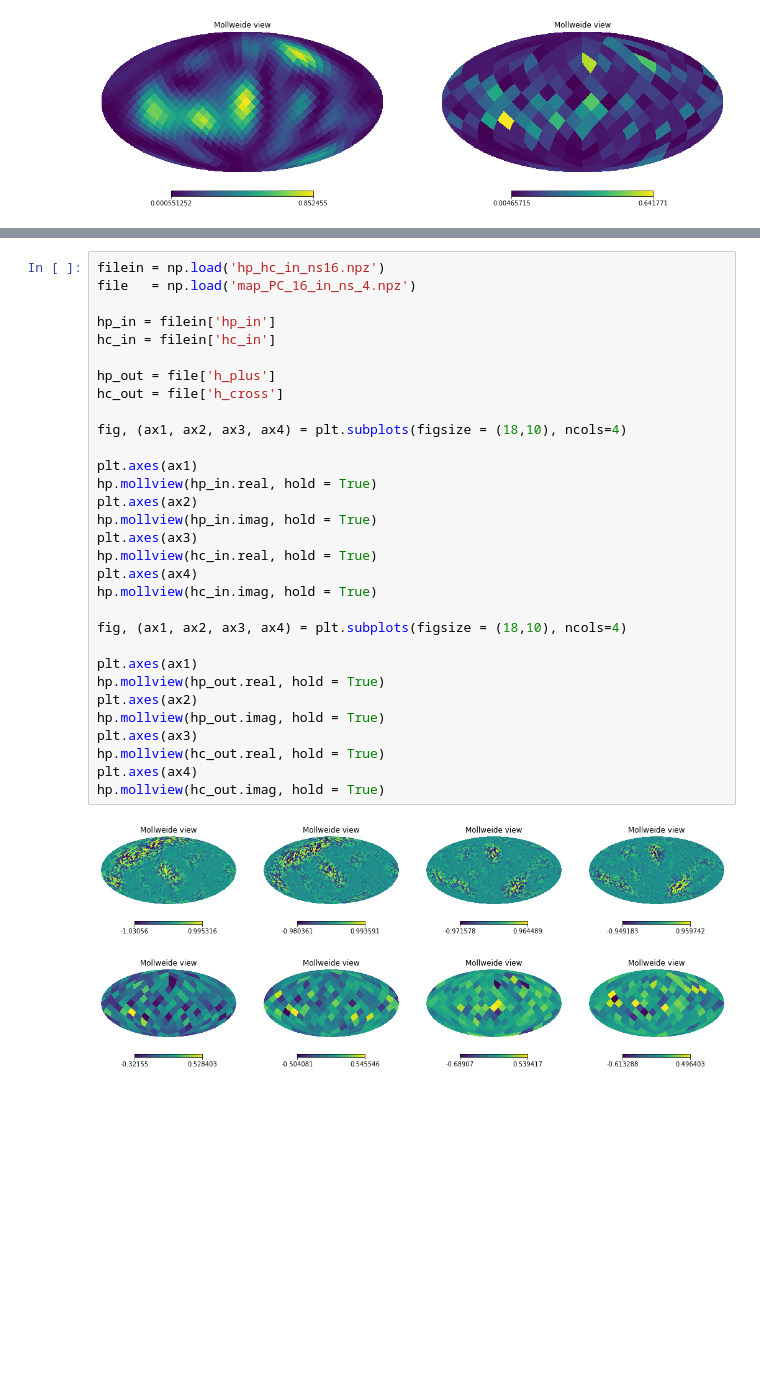
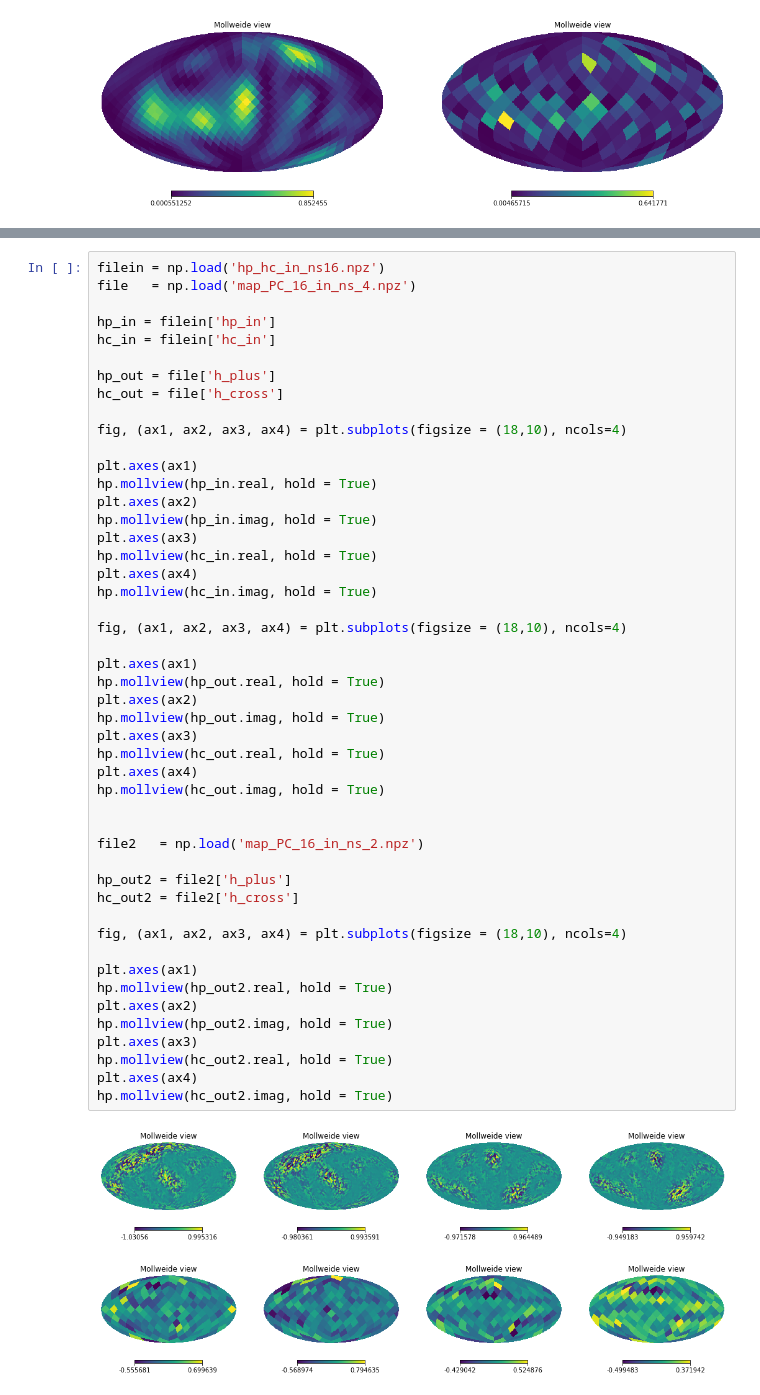
Before and after one commit to a-renzini/phase_coherent_maps, a Jupyter notebook: unpack.ipynb, the cells around one changed output, grey strips where cells are left out. Saved outputs shown, nothing was run; the diff lists cells and outputs as text; blank space fills up the shorter version.

```diff
--- a/unpack.ipynb
+++ b/unpack.ipynb
@@ -217,31 +219,48 @@ file   = np.load('map_PC_16_in_ns_4.npz')
 
 hp_in = filein['hp_in']
 hc_in = filein['hc_in']
 
 hp_out = file['h_plus']
 hc_out = file['h_cross']
 
 fig, (ax1, ax2, ax3, ax4) = plt.subplots(figsize = (18,10), ncols=4)
 
 plt.axes(ax1)
 hp.mollview(hp_in.real, hold = True)
 plt.axes(ax2)
 hp.mollview(hp_in.imag, hold = True)
 plt.axes(ax3)
 hp.mollview(hc_in.real, hold = True)
 plt.axes(ax4)
 hp.mollview(hc_in.imag, hold = True)
 
 fig, (ax1, ax2, ax3, ax4) = plt.subplots(figsize = (18,10), ncols=4)
 
 plt.axes(ax1)
 hp.mollview(hp_out.real, hold = True)
 plt.axes(ax2)
 hp.mollview(hp_out.imag, hold = True)
 plt.axes(ax3)
 hp.mollview(hc_out.real, hold = True)
 plt.axes(ax4)
 hp.mollview(hc_out.imag, hold = True)
+
+
+file2   = np.load('map_PC_16_in_ns_2.npz')
+
+hp_out2 = file2['h_plus']
+hc_out2 = file2['h_cross']
+
+fig, (ax1, ax2, ax3, ax4) = plt.subplots(figsize = (18,10), ncols=4)
+
+plt.axes(ax1)
+hp.mollview(hp_out2.real, hold = True)
+plt.axes(ax2)
+hp.mollview(hp_out2.imag, hold = True)
+plt.axes(ax3)
+hp.mollview(hc_out2.real, hold = True)
+plt.axes(ax4)
+hp.mollview(hc_out2.imag, hold = True)
 # %% [output]
 [figure]
-[figure, old version]
+[figure, new version]
```
Also changed, not shown: parts of 16 cells of this notebook, 4 other files.
